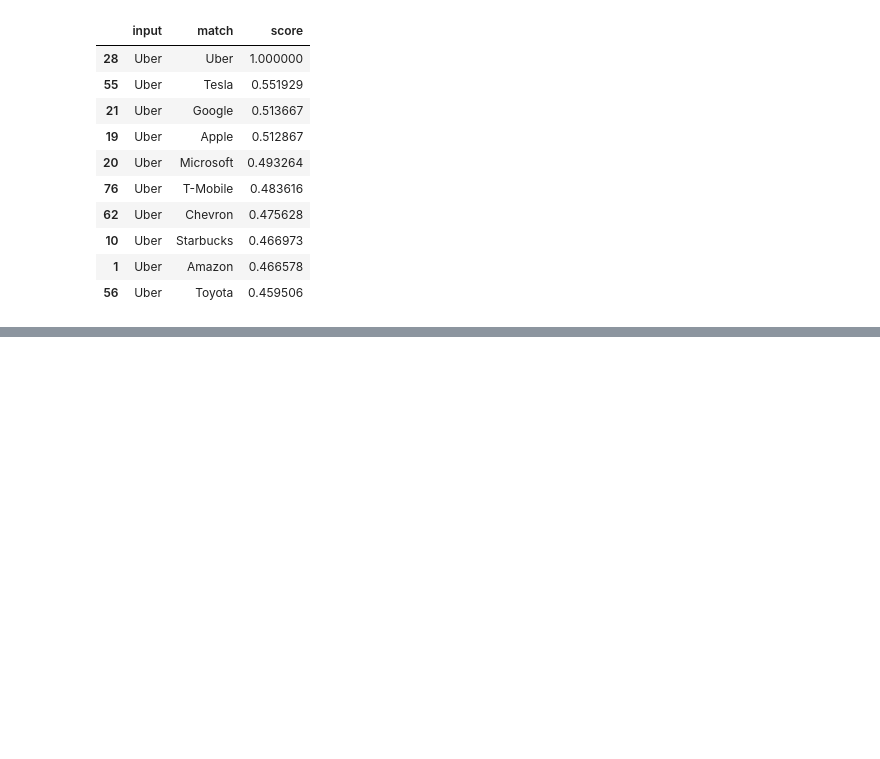
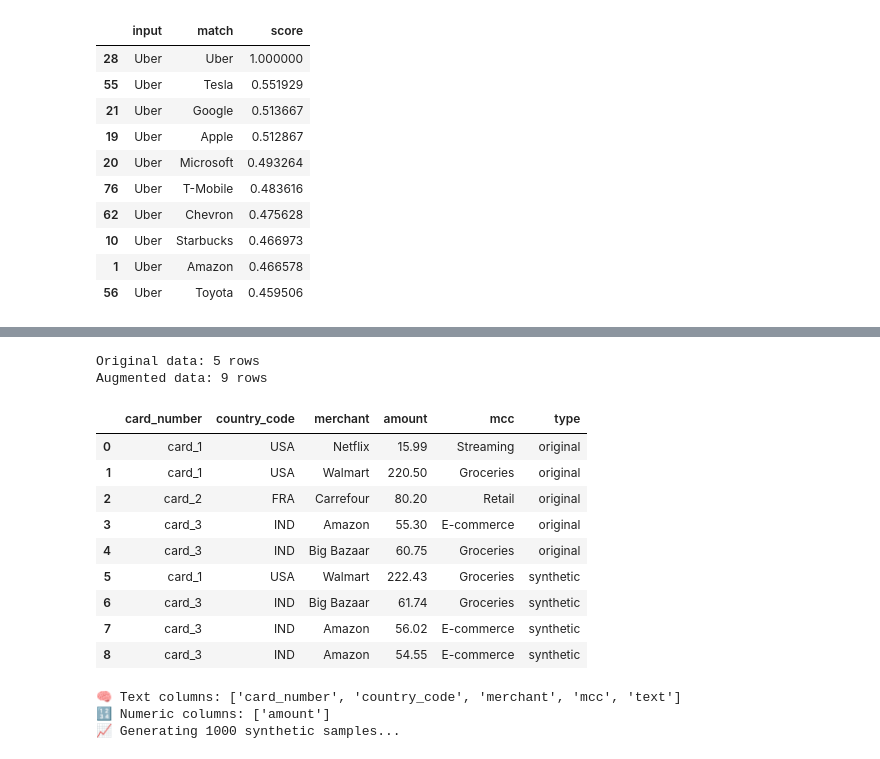
Before and after one commit to Vishaldawar/synthetic_persona, a Jupyter notebook: clustering_data.ipynb, the cells around one changed output, grey strips where cells are left out. Drawn from its saved outputs; the diff is of its cells as text; code cells hidden in the pictures; blank space fills up the shorter version.

```diff
--- a/clustering_data.ipynb
+++ b/clustering_data.ipynb
@@ -495,0 +523,2 @@ match_customers(customer_name, embedding, df)
+# %%
+txns = transactions.drop(['text'],axis=1)
@@ -495,0 +598,55 @@ match_customers(customer_name, embedding, df)
+# %%
+import numpy as np
+import pandas as pd
+from sklearn.neighbors import NearestNeighbors
+from sklearn.preprocessing import StandardScaler
+from sentence_transformers import SentenceTransformer
+
+# Assume you already have:
+# - transactions (original dataframe)
+# - synthetic_data (your synthetic embeddings)
+# - embeddings (original embeddings corresponding to each transaction)
+
+synthetic_data = synthetic_df.copy()
+
+# 1️⃣ Prepare real embeddings and scale
+scaler = StandardScaler()
+X_scaled = scaler.fit_transform(embeddings)
+synthetic_scaled = scaler.transform(synthetic_data)
+
+# 2️⃣ Find nearest neighbors
+nn = NearestNeighbors(n_neighbors=1, metric='cosine')
+nn.fit(X_scaled)
+distances, indices = nn.kneighbors(synthetic_scaled)
+
+# 3️⃣ For each synthetic embedding, pick the closest real transaction
+synthetic_like = txns.iloc[indices.flatten()].copy().reset_index(drop=True)
+
+# 4️⃣ Optionally, perturb numeric fields slightly to make them unique
+numeric_cols = ['amount']
+for col in numeric_cols:
+    if col in synthetic_like.columns:
+        noise = np.random.normal(0, 0.05, len(synthetic_like)) * synthetic_like[col]
+        synthetic_like[col] = (synthetic_like[col] + noise).round(2)
+
+# 5️⃣ Combine original + synthetic transactions
+txns['type'] = 'original'
+synthetic_like['type'] = 'synthetic'
+augmented_df = pd.concat([txns, synthetic_like], ignore_index=True)
+
+print(f"Original data: {len(txns)} rows")
+print(f"Augmented data: {len(augmented_df)} rows")
+augmented_df.head(10)
+# %% [output]
+Original data: 5 rows
+Augmented data: 9 rows
+|  | card_number | country_code | merchant | amount | mcc | type |
+| 0 | card_1 | USA | Netflix | 15.99 | Streaming | original |
+| 1 | card_1 | USA | Walmart | 220.50 | Groceries | original |
+| 2 | card_2 | FRA | Carrefour | 80.20 | Retail | original |
+| 3 | card_3 | IND | Amazon | 55.30 | E-commerce | original |
+| 4 | card_3 | IND | Big Bazaar | 60.75 | Groceries | original |
+| 5 | card_1 | USA | Walmart | 222.43 | Groceries | synthetic |
+| 6 | card_3 | IND | Big Bazaar | 61.74 | Groceries | synthetic |
+| 7 | card_3 | IND | Amazon | 56.02 | E-commerce | synthetic |
+| 8 | card_3 | IND | Amazon | 54.55 | E-commerce | synthetic |
@@ -495,0 +736,10 @@ match_customers(customer_name, embedding, df)
+# %%
+# Assume df = your transactions dataframe
+augmented_df = generate_synthetic_merchants(
+    df=transactions,
+    n_synthetic = 1000
+)
+# %% [output]
+🧠 Text columns: ['card_number', 'country_code', 'merchant', 'mcc', 'text']
+🔢 Numeric columns: ['amount']
+📈 Generating 1000 synthetic samples...
```
Also changed, not shown: parts of 11 cells of this notebook.
